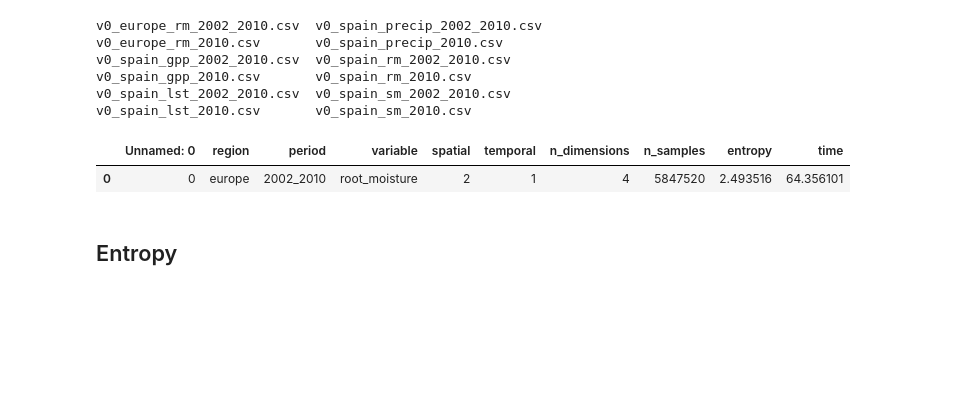
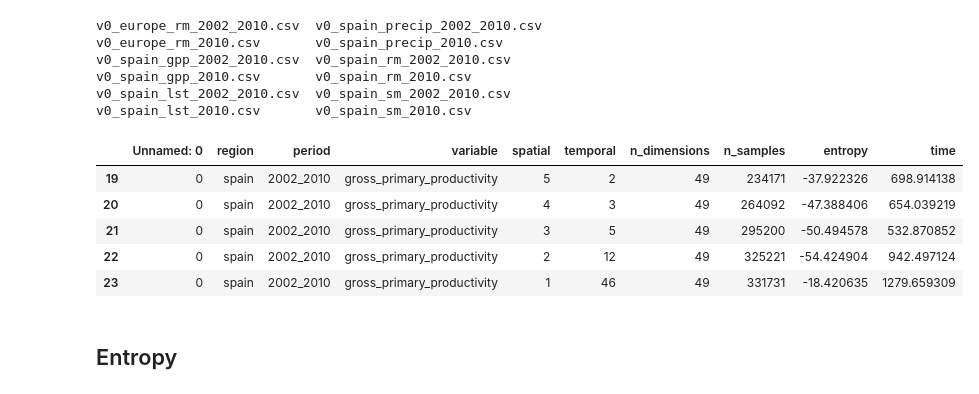
Before and after one commit to jejjohnson/rbig_eo, a Jupyter notebook: docs/notebooks/spatial_temporal/4.1_infoearth_viz_entropy.ipynb, the cells around one changed output. Cells and saved outputs as stored; diff of their text form; code cells hidden in the pictures; blank space fills up the shorter version.

```diff
--- a/docs/notebooks/spatial_temporal/4.1_infoearth_viz_entropy.ipynb
+++ b/docs/notebooks/spatial_temporal/4.1_infoearth_viz_entropy.ipynb
@@ -101,18 +101,22 @@ v0_spain_gpp_2010.csv       v0_spain_rm_2010.csv
 v0_spain_lst_2002_2010.csv  v0_spain_sm_2002_2010.csv
 v0_spain_lst_2010.csv       v0_spain_sm_2010.csv
 # %%
-region = "europe"
+region = "spain"
 period = "2002_2010"
-variable = "rm"
+variable = "gpp"
 save_name = f"{region}_{variable}_{period}"
 
 # read csv file
 results_df = pd.read_csv(str(RES_PATH.joinpath(f'v0_{save_name}.csv')))
 results_df['n_dimensions'][results_df['n_dimensions'] == 46] = 49
 results_df.tail()
 # %% [output]
 |  | Unnamed: 0 | region | period | variable | spatial | temporal | n_dimensions | n_samples | entropy | time |
-| 0 | 0 | europe | 2002_2010 | root_moisture | 2 | 1 | 4 | 5847520 | 2.493516 | 64.356101 |
+| 19 | 0 | spain | 2002_2010 | gross_primary_productivity | 5 | 2 | 49 | 234171 | -37.922326 | 698.914138 |
+| 20 | 0 | spain | 2002_2010 | gross_primary_productivity | 4 | 3 | 49 | 264092 | -47.388406 | 654.039219 |
+| 21 | 0 | spain | 2002_2010 | gross_primary_productivity | 3 | 5 | 49 | 295200 | -50.494578 | 532.870852 |
+| 22 | 0 | spain | 2002_2010 | gross_primary_productivity | 2 | 12 | 49 | 325221 | -54.424904 | 942.497124 |
+| 23 | 0 | spain | 2002_2010 | gross_primary_productivity | 1 | 46 | 49 | 331731 | -18.420635 | 1279.659309 |
 # %% [markdown]
 ## Entropy
 # %%
```
Also changed, not shown: parts of 1 cell of this notebook, 6 other files.
